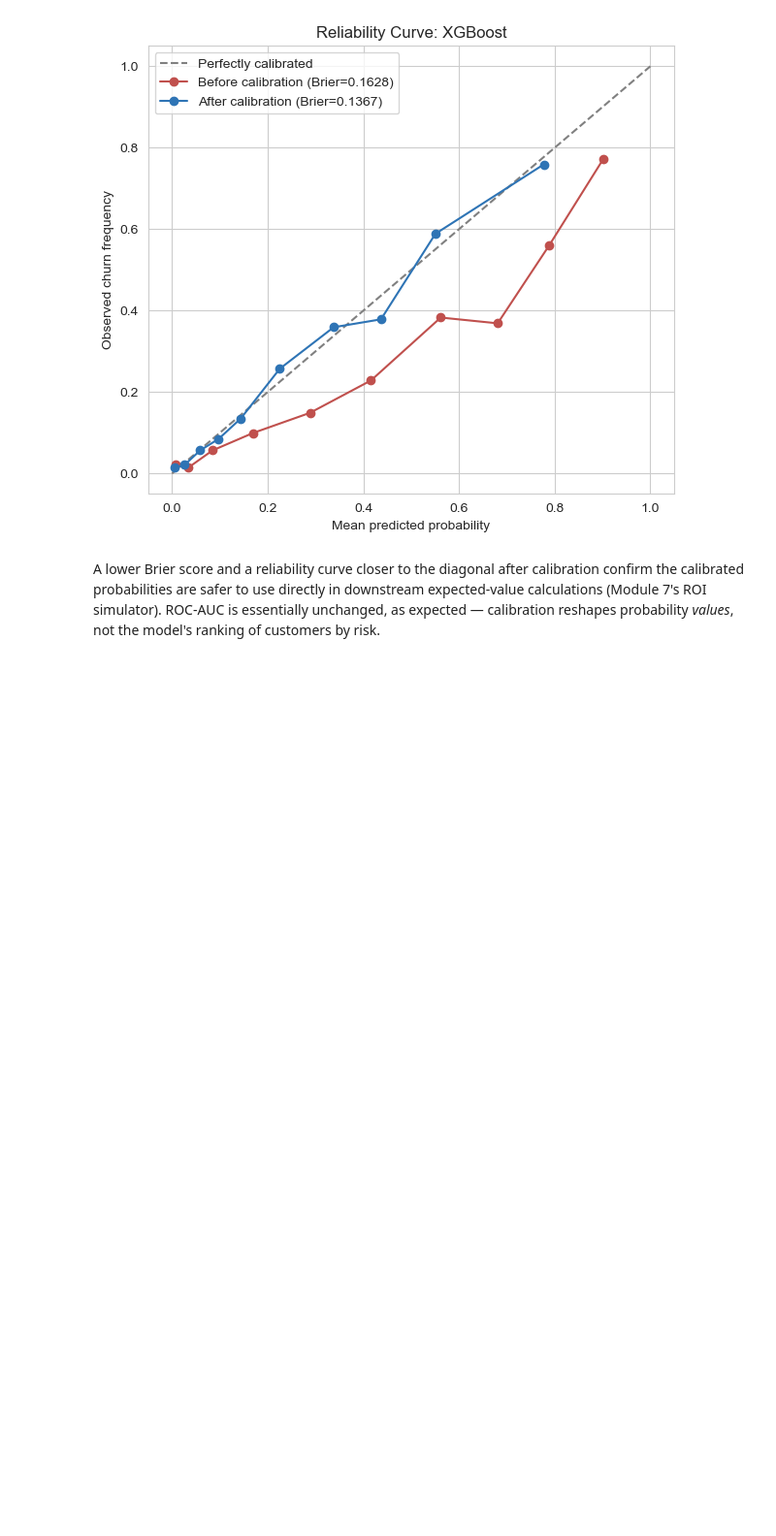
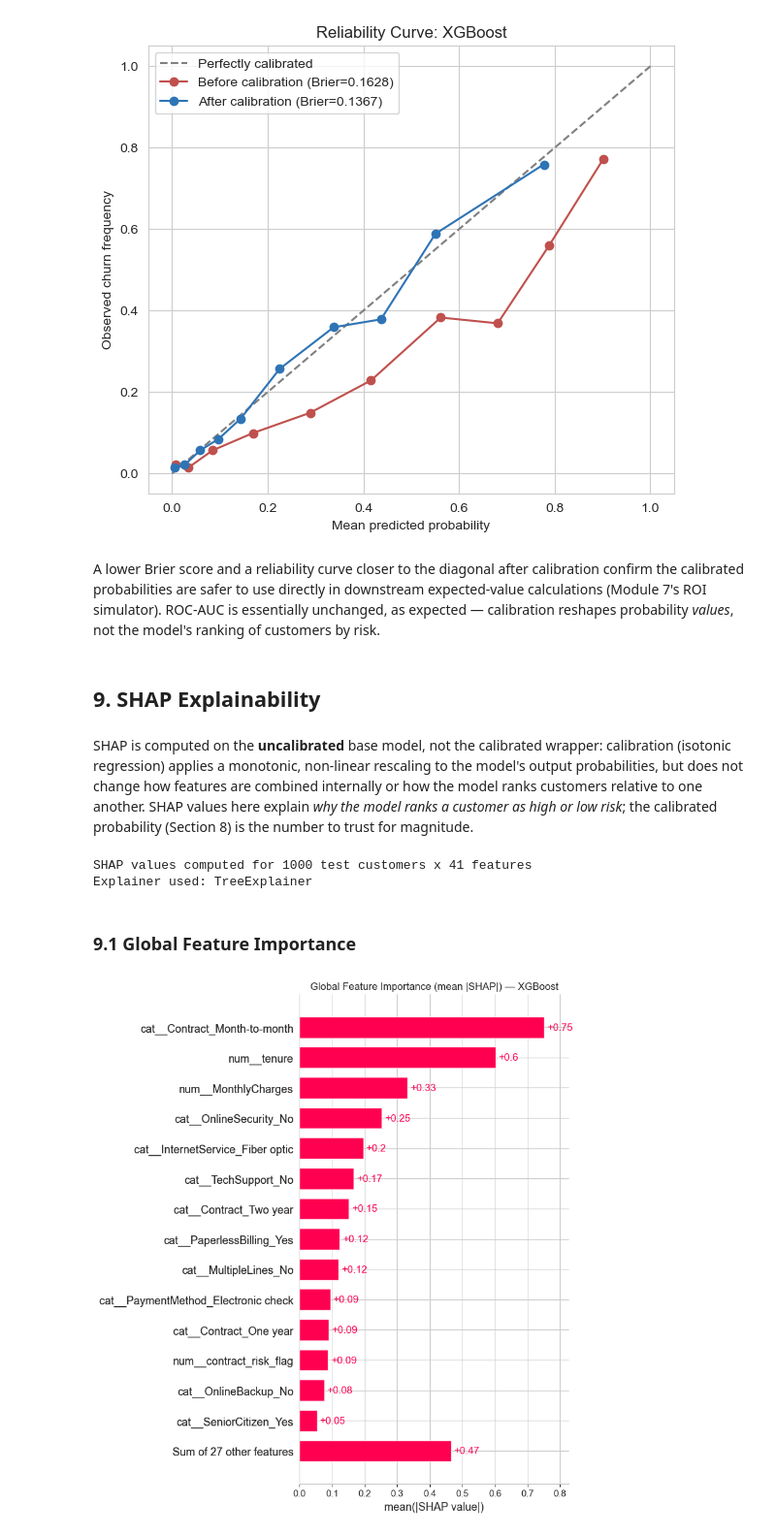
Before and after one commit to danielowuor/Customer-Retention-Intelligence-System, a Jupyter notebook: notebooks/03_classification_benchmarking.ipynb, the cells around one changed output. Shown at 97% size. Cells and saved outputs as stored; diff of their text form; code cells hidden in the pictures; blank space fills up the shorter version.

Commit message:
feat: add SHAP explainability and persona-conditioned explanation sections

```diff
--- a/notebooks/03_classification_benchmarking.ipynb
+++ b/notebooks/03_classification_benchmarking.ipynb
@@ -314,3 +314,47 @@ plt.show()
 [figure]
 # %% [markdown]
 A lower Brier score and a reliability curve closer to the diagonal after calibration confirm the calibrated probabilities are safer to use directly in downstream expected-value calculations (Module 7's ROI simulator). ROC-AUC is essentially unchanged, as expected — calibration reshapes probability *values*, not the model's ranking of customers by risk.
+# %% [markdown]
+## 9. SHAP Explainability
+# %% [markdown]
+SHAP is computed on the **uncalibrated** base model, not the calibrated wrapper: calibration (isotonic regression) applies a monotonic, non-linear rescaling to the model's output probabilities, but does not change how features are combined internally or how the model ranks customers relative to one another. SHAP values here explain *why the model ranks a customer as high or low risk*; the calibrated probability (Section 8) is the number to trust for magnitude.
+# %%
+# Subsample the test set for SHAP computation to keep runtime predictable
+shap_sample_size = min(1000, X_test_enc.shape[0])
+rng = np.random.RandomState(RANDOM_SEED)
+shap_idx = rng.choice(X_test_enc.shape[0], size=shap_sample_size, replace=False)
+
+X_test_enc_arr = np.asarray(X_test_enc.todense()) if hasattr(X_test_enc, "todense") else np.asarray(X_test_enc)
+X_train_enc_arr = np.asarray(X_train_enc.todense()) if hasattr(X_train_enc, "todense") else np.asarray(X_train_enc)
+X_shap_sample = X_test_enc_arr[shap_idx]
+
+# Tree-based models (Random Forest, XGBoost) use TreeExplainer with tree_path_dependent
+# perturbation, which reads the tree structure directly and needs no background dataset --
+# this avoids the interventional-perturbation path, which doesn't support XGBoost's
+# categorical-aware splits in this SHAP/XGBoost version combination.
+# Logistic Regression falls back to a general Explainer with a background sample instead.
+if best_model_name in ("Random Forest", "XGBoost"):
+    explainer = shap.TreeExplainer(best_raw_model, feature_perturbation="tree_path_dependent")
+    shap_values = explainer(X_shap_sample)
+else:
+    background = shap.utils.sample(X_train_enc_arr, 200, random_state=RANDOM_SEED)
+    explainer = shap.Explainer(best_raw_model, background)
+    shap_values = explainer(X_shap_sample)
+
+print(f"SHAP values computed for {shap_sample_size} test customers x {X_shap_sample.shape[1]} features")
+print(f"Explainer used: {type(explainer).__name__}")
+# %% [output]
+SHAP values computed for 1000 test customers x 41 features
+Explainer used: TreeExplainer
+# %%
+# Attach readable feature names to the SHAP Explanation object for plotting
+shap_values.feature_names = list(feature_names_enc)
+# %% [markdown]
+### 9.1 Global Feature Importance
+# %%
+shap.plots.bar(shap_values, max_display=15, show=False)
+plt.title(f"Global Feature Importance (mean |SHAP|) — {best_model_name}")
+plt.tight_layout()
+plt.show()
+# %% [output]
+[figure, added]
```
Also changed, not shown: parts of 11 cells of this notebook.
